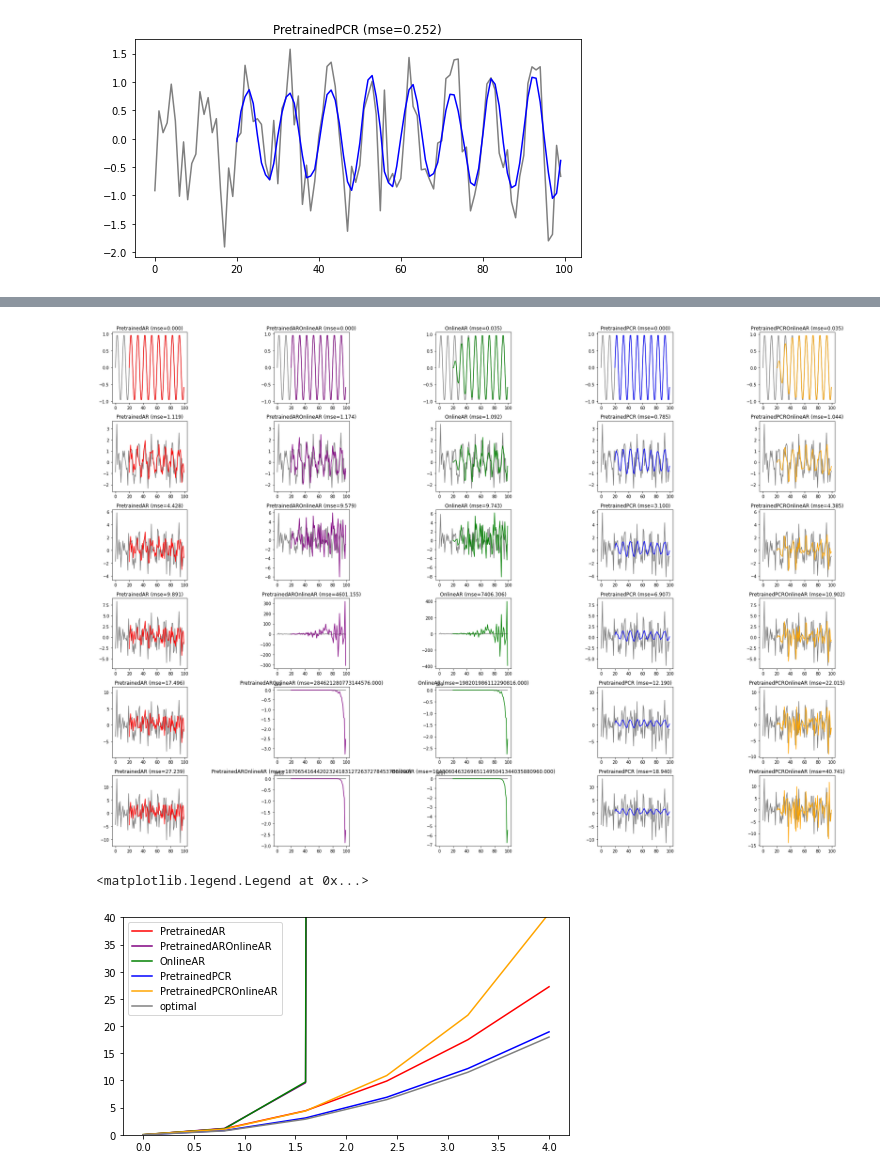
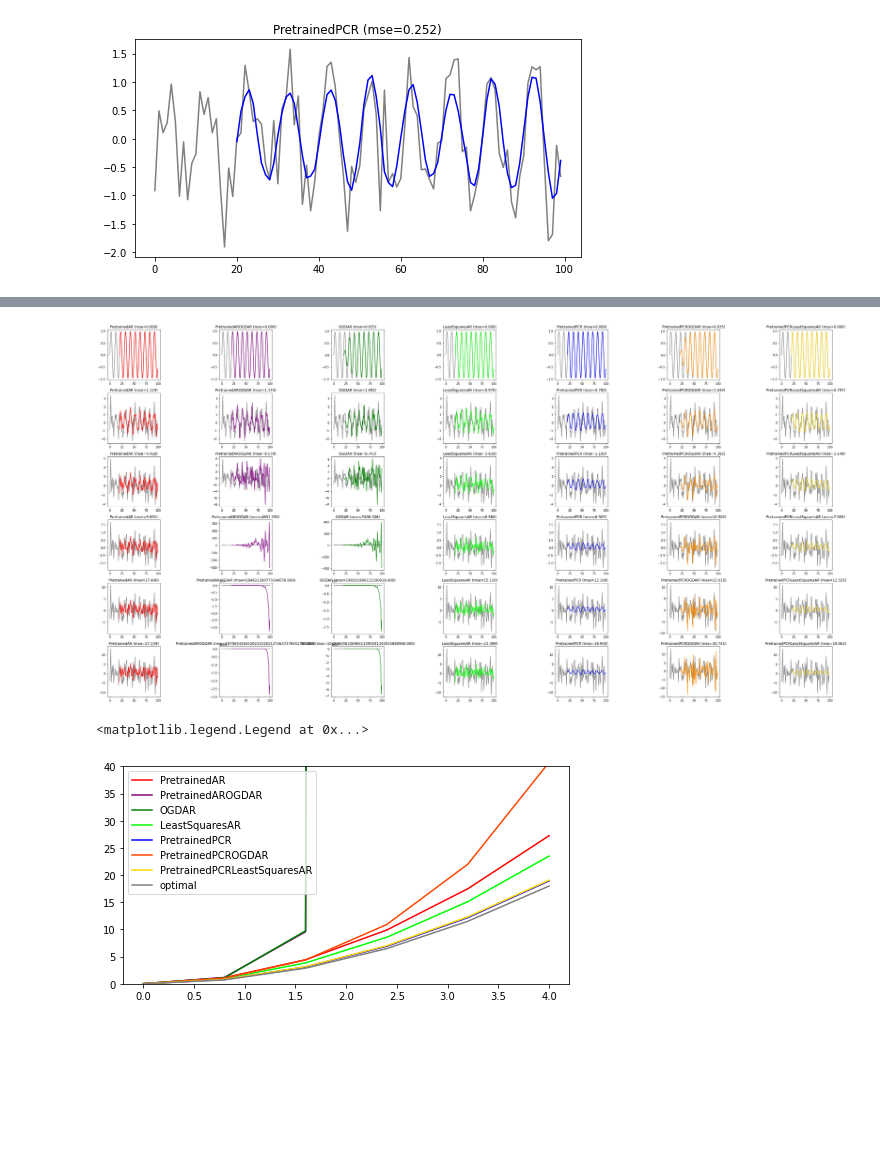
Before and after one commit to danielsuo/skgaip, a Jupyter notebook: notebooks/2020-05-30 Algorithm 1.ipynb, the cells around one changed output, grey strips where cells are left out. Saved outputs shown, nothing was run; the diff lists cells and outputs as text; code cells hidden in the pictures; blank space fills up the shorter version.

```diff
--- a/notebooks/2020-05-30 Algorithm 1.ipynb
+++ b/notebooks/2020-05-30 Algorithm 1.ipynb
@@ -135,8 +135,8 @@ _ = TestPretrainedAROnlineAR(x_train, x_test, 20)
 # %%
-# Online AR
+# OGD AR
 plt.rc('figure', figsize=(8,4))
 
-def TestOnlineAR(x_train, x_test, H):
+def TestOGDAR(x_train, x_test, H):
     X_test, Y_test = AR_feat(x_test, H)
     model, state = ARXHistory.new(shapes=[(1, H, 1)])
     optim_def = GradientDescent(learning_rate=10**-2)
@@ -146,8 +146,8 @@ def TestOnlineAR(x_train, x_test, H):
     Y_pred = Y_pred.squeeze()
 
     err = trunc_mse(Y_test, Y_pred)
-    viz(x_test, Y_pred, title='OnlineAR (mse=%.3f)' % err, color='green')
+    viz(x_test, Y_pred, title='OGDAR (mse=%.3f)' % err, color='green')
     return err
 
-_ = TestOnlineAR(x_train, x_test, 20)
+_ = TestOGDAR(x_train, x_test, 20)
 # %% [output]
@@ -174,10 +206,10 @@ _ = TestPretrainedPCR(x_train, x_test, 20, 2)
 # %% [output]
 [figure]
 # %%
-# Pre-trained PCR, Online AR
+# Pre-trained PCR, OGD AR
 plt.rc('figure', figsize=(8,4))
 
-def TestPretrainedPCROnlineAR(x_train, x_test, H, k):
+def TestPretrainedPCROGDAR(x_train, x_test, H, k):
     X_train, Y_train = AR_feat(x_train, H)
     X_test, Y_test = AR_feat(x_test, H)
 
@@ -193,8 +225,8 @@ def TestPretrainedPCROnlineAR(x_train, x_test, H, k):
     Y_pred = Y_pred.squeeze()
 
     err = trunc_mse(Y_test, Y_pred)
-    viz(x_test, Y_pred, title='PretrainedPCROnlineAR (mse=%.3f)' % err, color='orange')
+    viz(x_test, Y_pred, title='PretrainedPCROGDAR (mse=%.3f)' % err, color='darkorange')
     return err
 
-_ = TestPretrainedPCROnlineAR(x_train, x_test, 20, 2)
+_ = TestPretrainedPCROGDAR(x_train, x_test, 20, 2)
 # %% [output]
@@ -212,53 +366,62 @@ k = 2
 
 loss_table = []
 
-num_figs = 5
+num_figs = 7
 
 plt.rc('figure', figsize=(num_figs * 5, 3*len(noise_levels)))
 
 for i,noise_level in enumerate(noise_levels):
     x_train = datagen(train_length, period, noise_level, 0)
     x_test = datagen(test_length, period, noise_level, 124)
     x_pure = datagen(test_length, period, 0, 2)
 
     plt.subplot(len(noise_levels), num_figs, num_figs*i+1)
     loss_pretrained_ar = TestPretrainedAR(x_train, x_test, H)
 
     plt.subplot(len(noise_levels), num_figs, num_figs*i+2)
-    loss_pretrained_ar_online_ar = TestPretrainedAROnlineAR(x_train, x_test, H)
+    loss_pretrained_ar_ogd_ar = TestPretrainedAROGDAR(x_train, x_test, H)
 
     plt.subplot(len(noise_levels), num_figs, num_figs*i+3)
-    loss_online_ar = TestOnlineAR(x_train, x_test, H)
+    loss_ogd_ar = TestOGDAR(x_train, x_test, H)
 
     plt.subplot(len(noise_levels), num_figs, num_figs*i+4)
+    loss_least_squares_ar = TestLeastSquaresAR(x_train, x_test, H)
+
+    plt.subplot(len(noise_levels), num_figs, num_figs*i+5)
     loss_pretrained_pcr = TestPretrainedPCR(x_train, x_test, H, k)
 
-    plt.subplot(len(noise_levels), num_figs, num_figs*i+5)
-    loss_pretrained_pcr_online_ar = TestPretrainedPCROnlineAR(x_train, x_test, H, k)
+    plt.subplot(len(noise_levels), num_figs, num_figs*i+6)
+    loss_pretrained_pcr_ogd_ar = TestPretrainedPCROGDAR(x_train, x_test, H, k)
+
+    plt.subplot(len(noise_levels), num_figs, num_figs*i+7)
+    loss_pretrained_pcr_least_squares_ar = TestPretrainedPCRLeastSquaresAR(x_train, x_test, H, k)
 
     loss_pure = trunc_mse(x_test, x_pure[H:])
 
     loss_table.append( [loss_pretrained_ar,
-                        loss_pretrained_ar_online_ar,
-                        loss_online_ar,
+                        loss_pretrained_ar_ogd_ar,
+                        loss_ogd_ar,
+                        loss_least_squares_ar,
                         loss_pretrained_pcr,
-                        loss_pretrained_pcr_online_ar,
+                        loss_pretrained_pcr_ogd_ar,
+                        loss_pretrained_pcr_least_squares_ar,
                         loss_pure] )
 
 loss_table = np.array(loss_table)
 plt.tight_layout()
 # %% [output]
-[figure, old version]
+[figure, new version]
 # %%
 # plot losses from above
 
 plt.rc('figure', figsize=(8,4))
-colors = ["red", "purple", "green", "blue", "orange", "gray"]
-for i in range(6):
-  plt.plot(noise_levels, loss_table[:,i], color=colors[i], label=['PretrainedAR', 'PretrainedAROnlineAR', 'OnlineAR', 'PretrainedPCR','PretrainedPCROnlineAR', 'optimal'][i])
+colors = ["red", "purple", "green", "lime", "blue", "orangered", "gold", "gray"]
+labels = ['PretrainedAR', 'PretrainedAROGDAR', 'OGDAR', 'LeastSquaresAR', 'PretrainedPCR','PretrainedPCROGDAR', 'PretrainedPCRLeastSquaresAR', 'optimal']
+for i in range(num_figs + 1):
+    plt.plot(noise_levels, loss_table[:,i], color=colors[i], label=labels[i])
 
 plt.ylim((0, 40))
 plt.legend()
 # %% [output]
 <matplotlib.legend.Legend at 0x...>
-[figure, old version]
+[figure, new version]
```
Also changed, not shown: parts of 6 cells of this notebook.
